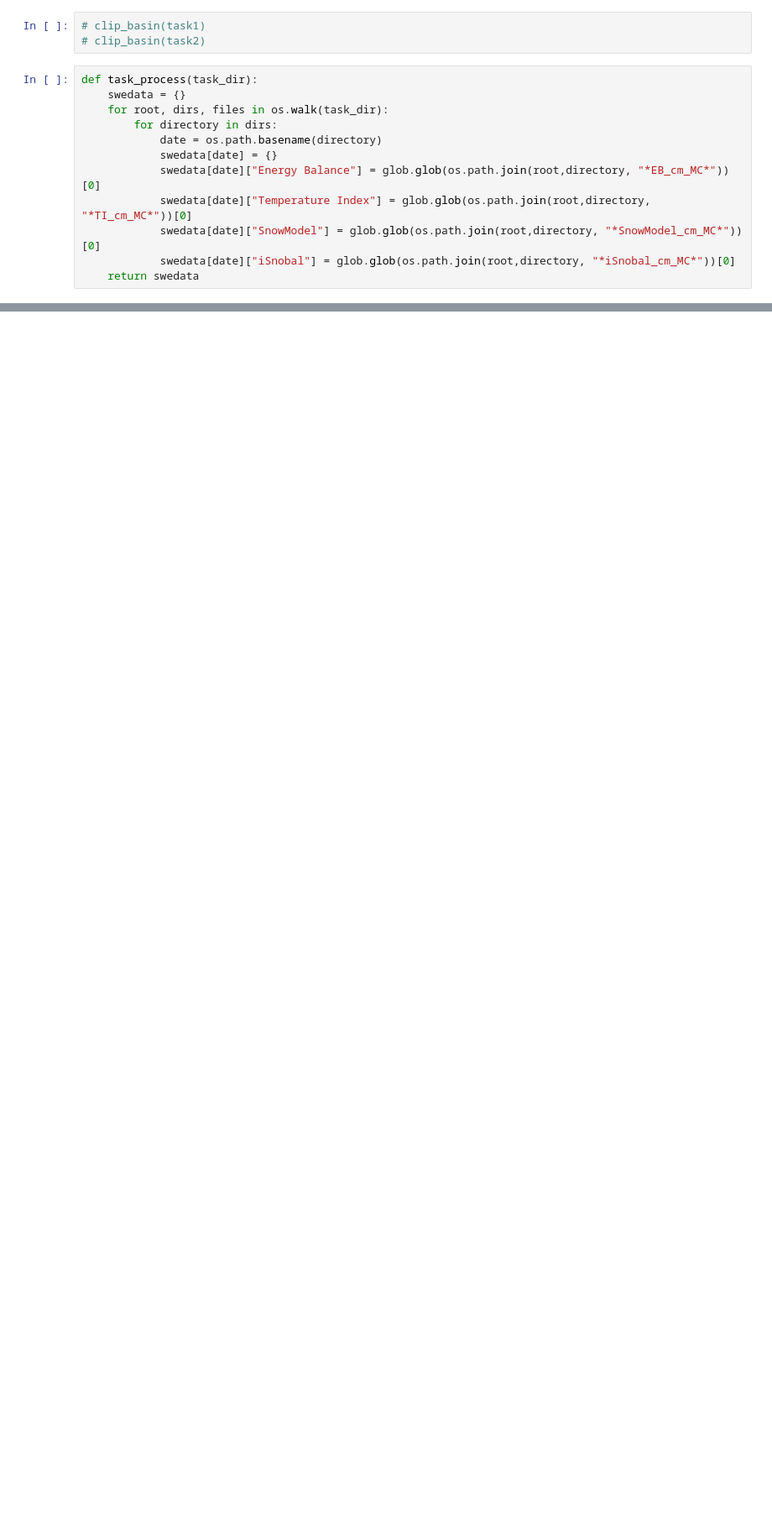
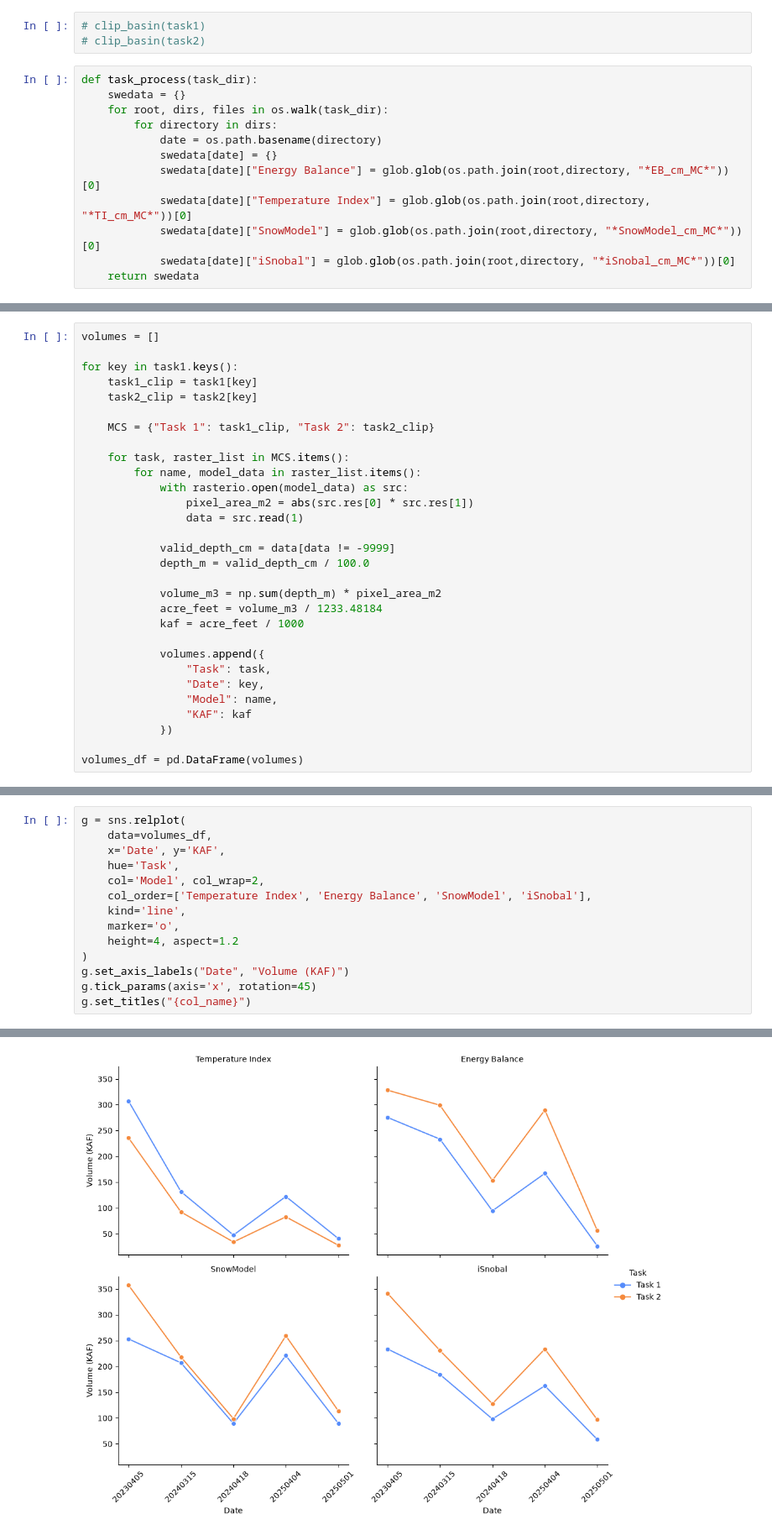
Before and after one commit to naniciafone/SIRO, a Jupyter notebook: notebooks/SWE_analysis.ipynb, the cells around one changed output, grey strips where cells are left out. Shown at 84% size. Drawn from its saved outputs; the diff is of its cells as text; blank space fills up the shorter version.

```diff
--- a/notebooks/SWE_analysis.ipynb
+++ b/notebooks/SWE_analysis.ipynb
@@ -319,0 +412,30 @@ with rasterio.open(dem_fp) as src:
+# %%
+volumes = []
+
+for key in task1.keys():
+    task1_clip = task1[key]
+    task2_clip = task2[key]
+
+    MCS = {"Task 1": task1_clip, "Task 2": task2_clip}
+
+    for task, raster_list in MCS.items():
+        for name, model_data in raster_list.items():
+            with rasterio.open(model_data) as src:
+                pixel_area_m2 = abs(src.res[0] * src.res[1])
+                data = src.read(1)
+
+            valid_depth_cm = data[data != -9999]
+            depth_m = valid_depth_cm / 100.0
+
+            volume_m3 = np.sum(depth_m) * pixel_area_m2
+            acre_feet = volume_m3 / 1233.48184
+            kaf = acre_feet / 1000
+
+            volumes.append({
+                "Task": task,
+                "Date": key,
+                "Model": name,
+                "KAF": kaf
+            })
+
+volumes_df = pd.DataFrame(volumes)
@@ -319,0 +516,15 @@ with rasterio.open(dem_fp) as src:
+# %%
+g = sns.relplot(
+    data=volumes_df,
+    x='Date', y='KAF',
+    hue='Task',
+    col='Model', col_wrap=2,
+    col_order=['Temperature Index', 'Energy Balance', 'SnowModel', 'iSnobal'],
+    kind='line',
+    marker='o',
+    height=4, aspect=1.2
+)
+g.set_axis_labels("Date", "Volume (KAF)")
+g.tick_params(axis='x', rotation=45)
+g.set_titles("{col_name}")
+# %% [output]
@@ -319,0 +532 @@ with rasterio.open(dem_fp) as src:
+[figure, added]
```
Also changed, not shown: parts of 24 cells of this notebook, 4 other files.
